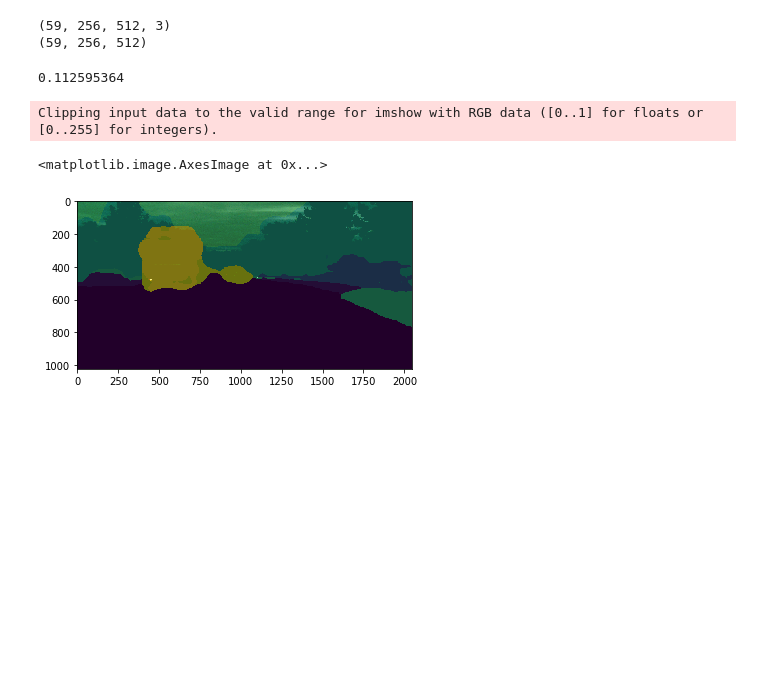
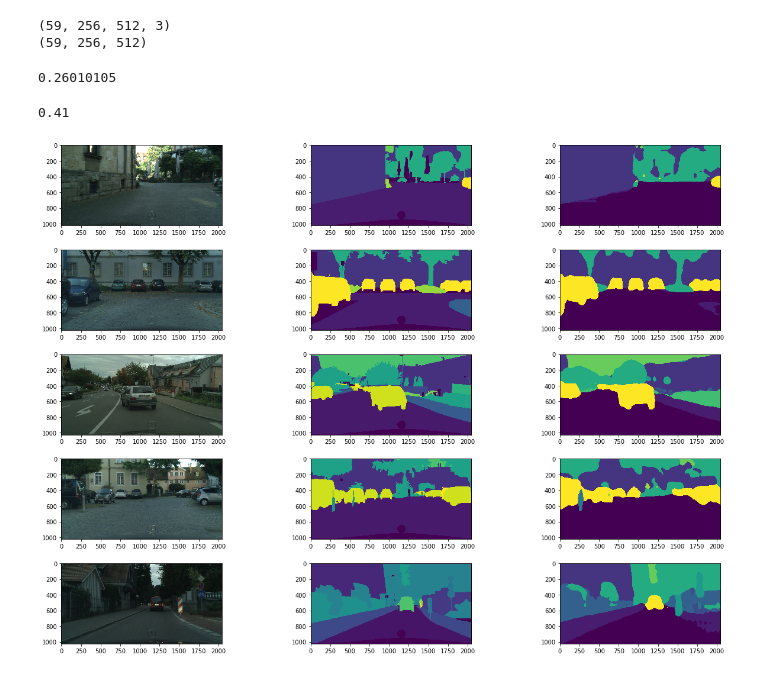
Before and after one commit to nullbringer/deeplab, a Jupyter notebook: project2_ref.ipynb, the cells around one changed output. Drawn from its saved outputs; the diff is of its cells as text; code cells hidden in the pictures; blank space fills up the shorter version.

Commit message:
prediction grid

```diff
--- a/project2_ref.ipynb
+++ b/project2_ref.ipynb
@@ -477,10 +491,18 @@ def get_cs_data_set(test_folder, test_lbl_folder):
       20, 21, 22, 23, 24, 25, 26, 27, 28, 29, 30, 31, 32, 33, -1
   )
   # The values above are remapped to the following
+  # new_classes = (
+  #     0, 0, 0, 0, 0, 0, 0, 1, 2, 0, 0, 3, 4, 5, 0, 0, 0, 6, 0, 7, 8, 9, 10,
+  #     11, 12, 13, 14, 15, 16, 0, 0, 17, 18, 19, 0
+  # )
+
   new_classes = (
-      0, 0, 0, 0, 0, 0, 0, 1, 2, 0, 0, 3, 4, 5, 0, 0, 0, 6, 0, 7, 8, 9, 10,
-      11, 12, 13, 14, 15, 16, 0, 0, 17, 18, 19, 0
+      0, 0, 0, 0, 0, 0, 0, 1, 4, 0, 0, 2, 3, 9, 0, 0, 0, 5, 0, 6, 7, 8, 11,
+      10, 12, 15, 13, 14, 16, 0, 0, 17, 19, 18, 0
   )
+
+
+  # 2, 8, 10, 13
 
 
   # Get the test data and labels filepaths
@@ -495,10 +517,10 @@ def get_cs_data_set(test_folder, test_lbl_folder):
 
   # Initialize image_batch and label_batch if needed
   image_batch = np.empty(
-      (len(test_images), ) + (w, h, 3)
+      (len(test_images), ) + (1024, 2048, 3)
   )
   label_batch = np.empty(
-      (len(test_images), ) + (w, h)
+      (len(test_images), ) + (1024, 2048)
   )
 
   for idx, image_path in enumerate(test_images):
@@ -570,34 +592,35 @@ print(y_true_data.shape)
 preds = deeplab_model.predict(x_resized_data)
 # preds = deeplab_model.predict(np.expand_dims(x_resized_data[0], 0))
 y_predict_data = np.argmax(preds.squeeze(), -1)
-# %%
-_mean_iou(y_true_data,y_predict_data,21)
-# %% [output]
-0.112595364
-# %%
-# w=10
-# h=10
-# fig=plt.figure(figsize=(w, h))
-# columns = 2
-# rows = 5
-# for i in range(1, columns*rows +1):
-#   img = np.array(Image.fromarray(y_predict_data[i-1].astype('uint8')).resize((w, h)))
-#   fig.add_subplot(rows, columns, i)
-#   plt.imshow(img)
-# plt.show()
-
-
-# for id in range(5):
-#   img = np.array(Image.fromarray(y_predict_data[id].astype('uint8')).resize((h, w)))
-
-#   plt.imshow(labels,interpolation='none')
-#   plt.imshow(image, cmap='jet', interpolation='none', alpha=0.5)
-
-img = np.array(Image.fromarray(y_predict_data[2].astype('uint8')).resize((w, h)))
-
-plt.imshow(img,interpolation='none')
-plt.imshow((x_data[2] / mean_subtraction_value) - 1, cmap='jet', interpolation='none', alpha=0.5)
-# %% [output]
-Clipping input data to the valid range for imshow with RGB data ([0..1] for floats or [0..255] for integers).
-<matplotlib.image.AxesImage at 0x...>
-[figure, removed]
+# %%
+print(_mean_iou(y_true_data,y_predict_data,21))
+mIOU(y_true_data[18], y_predict_data[18])
+# %% [output]
+0.26010105
+0.41
+# %%
+import matplotlib.pyplot as plt
+from matplotlib import gridspec
+
+fig = plt.figure(figsize=(26,13))
+gs = gridspec.GridSpec(5, 3, width_ratios=[1, 1, 1],
+         wspace=0.0, hspace=0.3, top=0.95, bottom=0.05, left=0.17, right=0.845)
+# f, axarr = plt.subplots(5,3,figsize=(26,13))
+id =0
+for i in np.random.choice(40, 5, replace=False):
+  ori = np.array(Image.fromarray(x_data[i].astype('uint8')).resize((w, h)))
+  target = np.array(Image.fromarray(y_true_data[i].astype('uint8')).resize((w, h)))
+  pred = np.array(Image.fromarray(y_predict_data[i].astype('uint8')).resize((w, h)))
+
+  ax= plt.subplot(gs[id,0])
+  ax.imshow(ori)
+
+  ax= plt.subplot(gs[id,1])
+  ax.imshow(target)
+
+  ax= plt.subplot(gs[id,2])
+  ax.imshow(pred)
+
+  id = id +1
+# %% [output]
+[figure, added]
```
Also changed, not shown: parts of 2 cells of this notebook.
